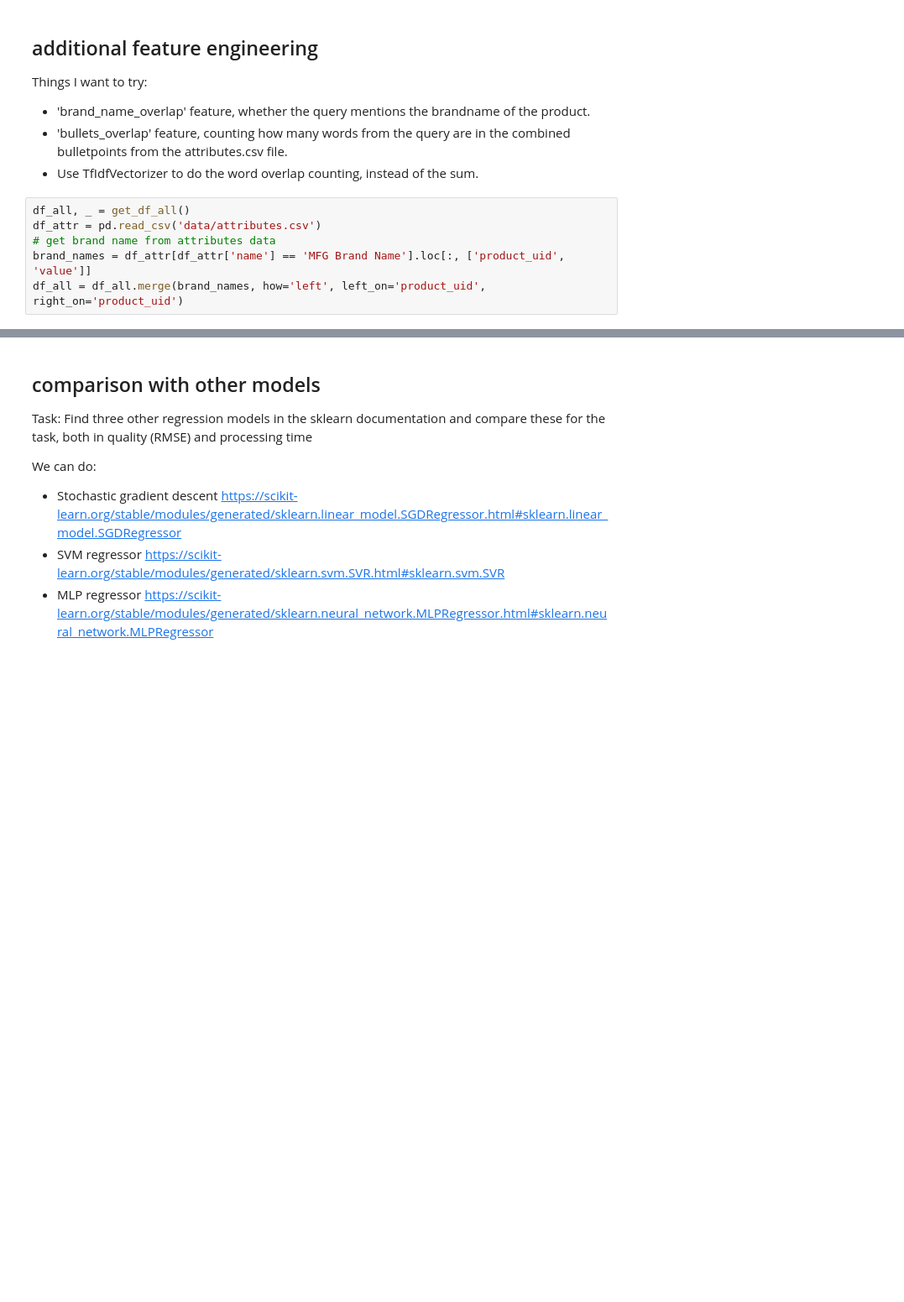
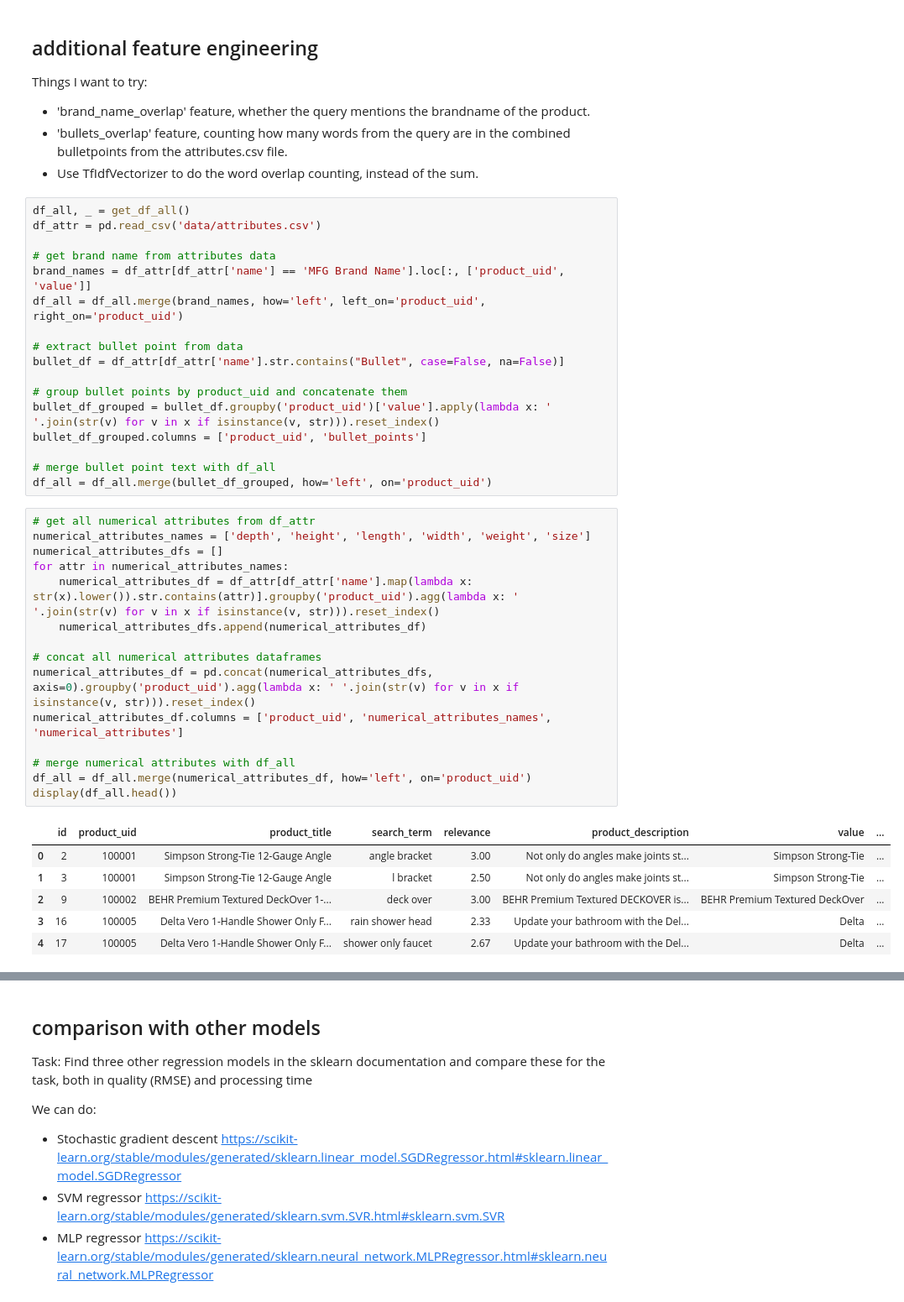
Before and after one commit to brosenthal3/DS_A3, a Jupyter notebook: A3.ipynb, the cells around one changed output, grey strips where cells are left out. Shown: that part at 84% size. Drawn from its saved outputs; the diff is of its cells as text; blank space fills up the shorter version.

```diff
--- a/A3.ipynb
+++ b/A3.ipynb
@@ -205,9 +205,42 @@ Things I want to try:
 # %%
 df_all, _ = get_df_all()
 df_attr = pd.read_csv('data/attributes.csv')
+
 # get brand name from attributes data
 brand_names = df_attr[df_attr['name'] == 'MFG Brand Name'].loc[:, ['product_uid', 'value']]
 df_all = df_all.merge(brand_names, how='left', left_on='product_uid', right_on='product_uid')
+
+# extract bullet point from data
+bullet_df = df_attr[df_attr['name'].str.contains("Bullet", case=False, na=False)]
+
+# group bullet points by product_uid and concatenate them
+bullet_df_grouped = bullet_df.groupby('product_uid')['value'].apply(lambda x: ' '.join(str(v) for v in x if isinstance(v, str))).reset_index()
+bullet_df_grouped.columns = ['product_uid', 'bullet_points']
+
+# merge bullet point text with df_all
+df_all = df_all.merge(bullet_df_grouped, how='left', on='product_uid')
+# %%
+# get all numerical attributes from df_attr
+numerical_attributes_names = ['depth', 'height', 'length', 'width', 'weight', 'size']
+numerical_attributes_dfs = []
+for attr in numerical_attributes_names:
+    numerical_attributes_df = df_attr[df_attr['name'].map(lambda x: str(x).lower()).str.contains(attr)].groupby('product_uid').agg(lambda x: ' '.join(str(v) for v in x if isinstance(v, str))).reset_index()
+    numerical_attributes_dfs.append(numerical_attributes_df)
+
+# concat all numerical attributes dataframes
+numerical_attributes_df = pd.concat(numerical_attributes_dfs, axis=0).groupby('product_uid').agg(lambda x: ' '.join(str(v) for v in x if isinstance(v, str))).reset_index()
+numerical_attributes_df.columns = ['product_uid', 'numerical_attributes_names', 'numerical_attributes']
+
+# merge numerical attributes with df_all
+df_all = df_all.merge(numerical_attributes_df, how='left', on='product_uid')
+display(df_all.head())
+# %% [output]
+|  | id | product_uid | product_title | search_term | relevance | product_description | value | ... |
+| 0 | 2 | 100001 | Simpson Strong-Tie 12-Gauge Angle | angle bracket | 3.00 | Not only do angles make joints st... | Simpson Strong-Tie | ... |
+| 1 | 3 | 100001 | Simpson Strong-Tie 12-Gauge Angle | l bracket | 2.50 | Not only do angles make joints st... | Simpson Strong-Tie | ... |
+| 2 | 9 | 100002 | BEHR Premium Textured DeckOver 1-... | deck over | 3.00 | BEHR Premium Textured DECKOVER is... | BEHR Premium Textured DeckOver | ... |
+| 3 | 16 | 100005 | Delta Vero 1-Handle Shower Only F... | rain shower head | 2.33 | Update your bathroom with the Del... | Delta | ... |
+| 4 | 17 | 100005 | Delta Vero 1-Handle Shower Only F... | shower only faucet | 2.67 | Update your bathroom with the Del... | Delta | ... |
 # %%
 # apply stemming
 df_all[['search_term', 'product_title', 'product_description']] = df_all[['search_term', 'product_title', 'product_description']].map(str_stemmer)
```
Also changed, not shown: parts of 12 cells of this notebook, 1 other file.
